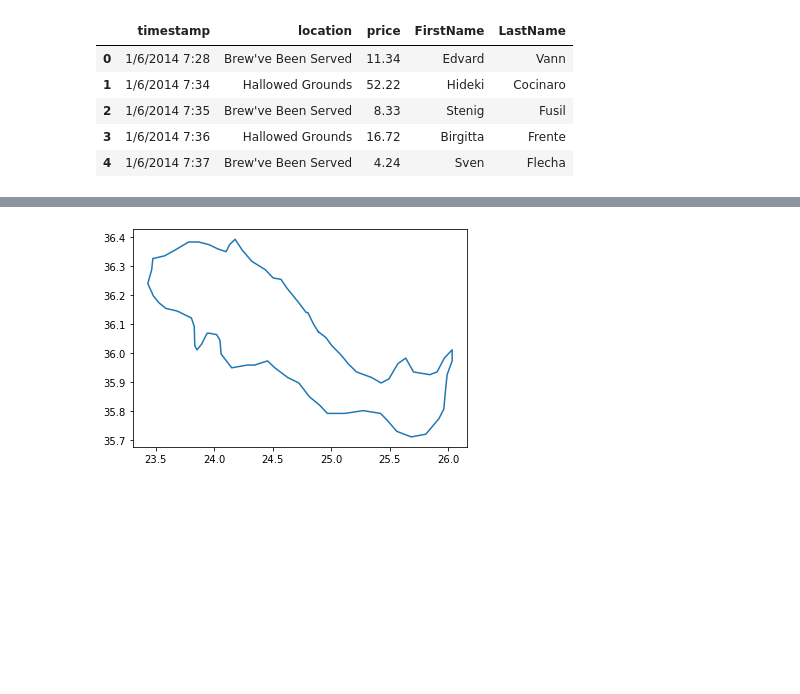
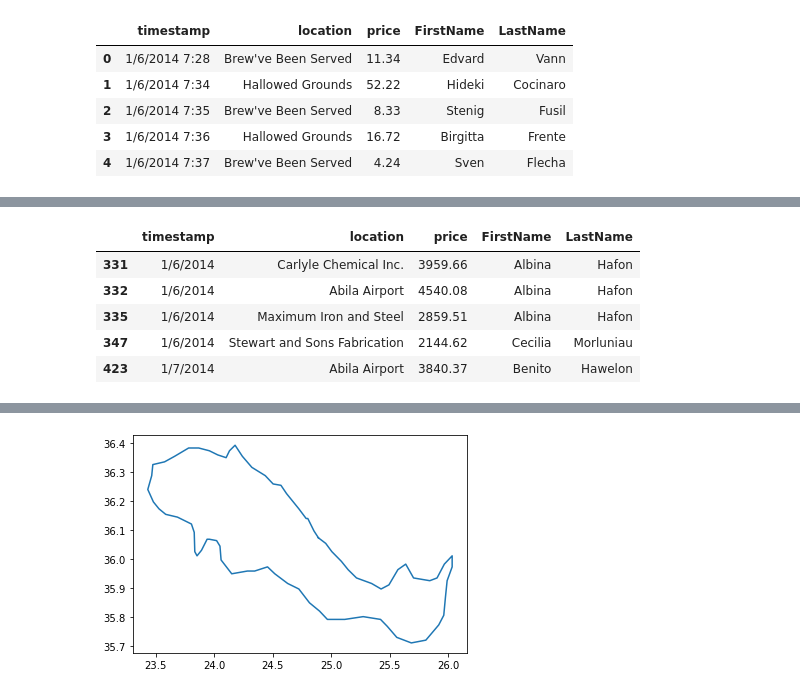
Before and after one commit to jpbski/Capstone-Term-Project, a Jupyter notebook: The_Kronos_Incident.ipynb, the cells around one changed output, grey strips where cells are left out. Saved outputs shown, nothing was run; the diff lists cells and outputs as text; code cells hidden in the pictures; blank space fills up the shorter version.

```diff
--- a/The_Kronos_Incident.ipynb
+++ b/The_Kronos_Incident.ipynb
@@ -52,0 +133,10 @@ cc_df.head()
+# %%
+outlier_purchase = loyalty_df.loc[loyalty_df['price'] > 1000]
+outlier_purchase.head()
+# %% [output]
+|  | timestamp | location | price | FirstName | LastName |
+| 331 | 1/6/2014 | Carlyle Chemical Inc. | 3959.66 | Albina | Hafon |
+| 332 | 1/6/2014 | Abila Airport | 4540.08 | Albina | Hafon |
+| 335 | 1/6/2014 | Maximum Iron and Steel | 2859.51 | Albina | Hafon |
+| 347 | 1/6/2014 | Stewart and Sons Fabrication | 2144.62 | Cecilia | Morluniau |
+| 423 | 1/7/2014 | Abila Airport | 3840.37 | Benito | Hawelon |
```
Also changed, not shown: parts of 24 cells of this notebook.
